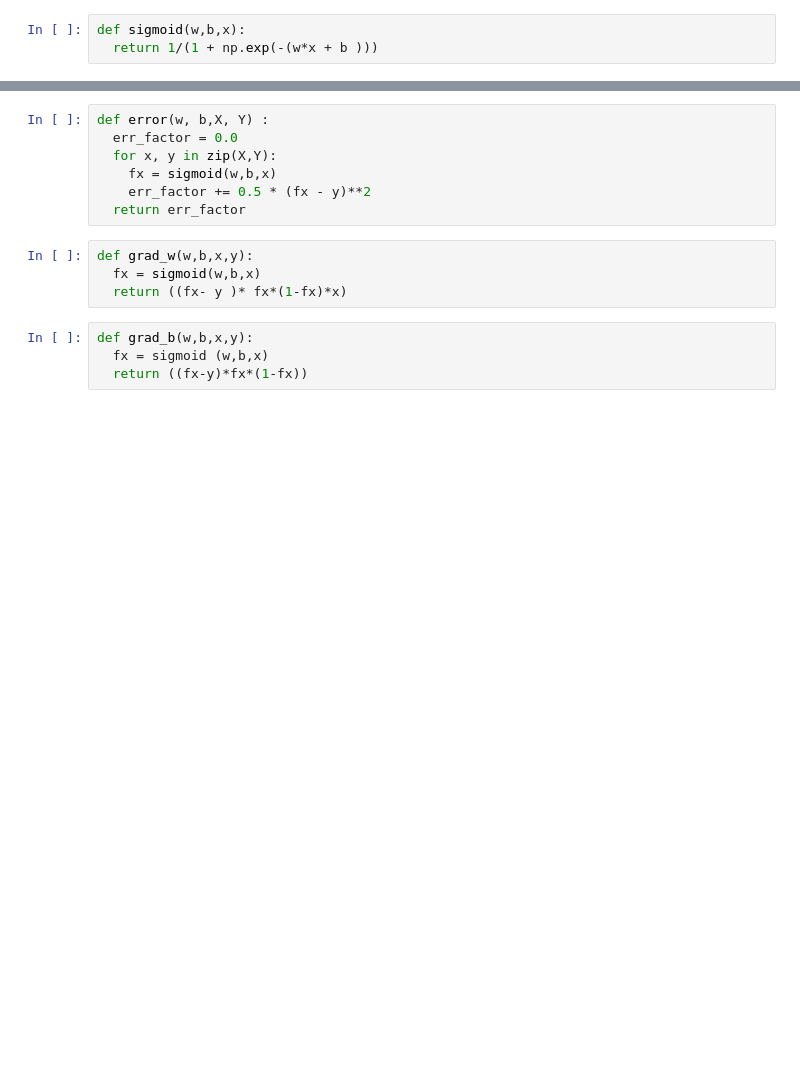
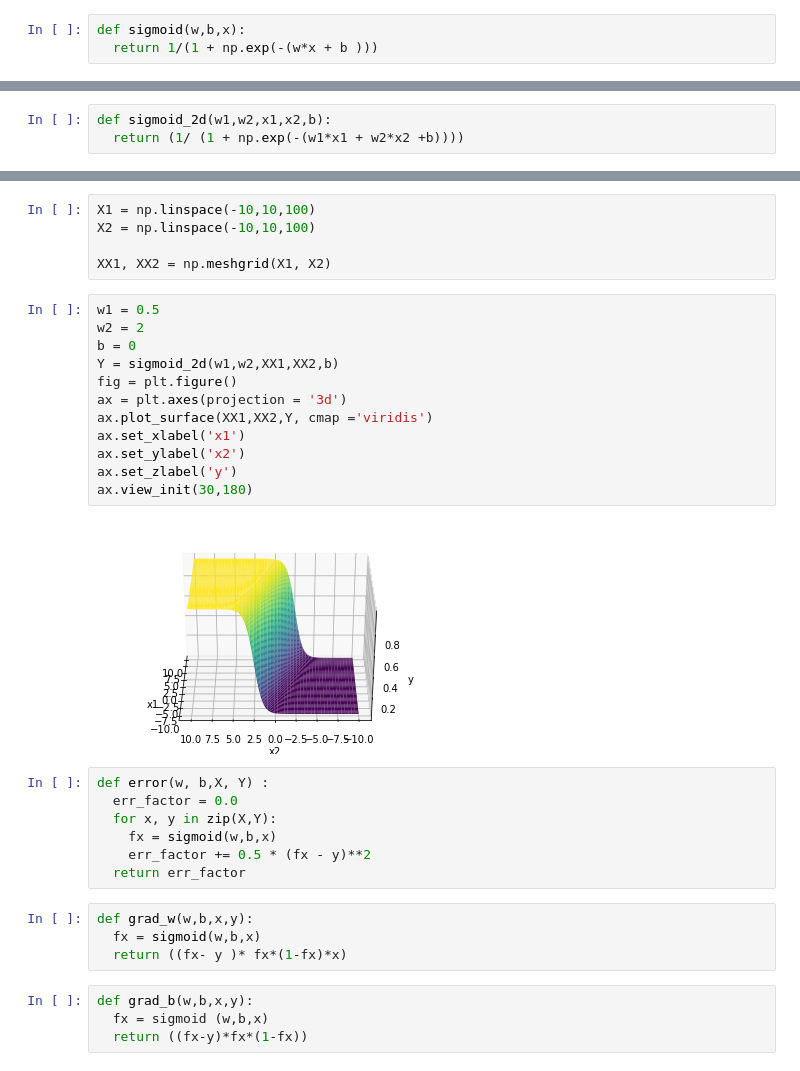
Before and after one commit to aborundiya/NeuralNetwork, a Jupyter notebook: gradientDescent.ipynb, the cells around one changed output, grey strips where cells are left out. Drawn from its saved outputs; the diff is of its cells as text; blank space fills up the shorter version.

```diff
--- a/gradientDescent.ipynb
+++ b/gradientDescent.ipynb
@@ -19,0 +25,3 @@ plt.show()
+# %%
+def sigmoid_2d(w1,w2,x1,x2,b):
+  return (1/ (1 + np.exp(-(w1*x1 + w2*x2 +b))))
@@ -20,3 +30,22 @@ plt.show()
+# %%
+X1 = np.linspace(-10,10,100)
+X2 = np.linspace(-10,10,100)
+
+XX1, XX2 = np.meshgrid(X1, X2)
+# %%
+w1 = 0.5
+w2 = 2
+b = 0
+Y = sigmoid_2d(w1,w2,XX1,XX2,b)
+fig = plt.figure()
+ax = plt.axes(projection = '3d')
+ax.plot_surface(XX1,XX2,Y, cmap ='viridis')
+ax.set_xlabel('x1')
+ax.set_ylabel('x2')
+ax.set_zlabel('y')
+ax.view_init(30,180)
+# %% [output]
+[figure, added]
 # %%
 def error(w, b,X, Y) :
   err_factor = 0.0
```
Also changed, not shown: parts of 5 cells of this notebook.
